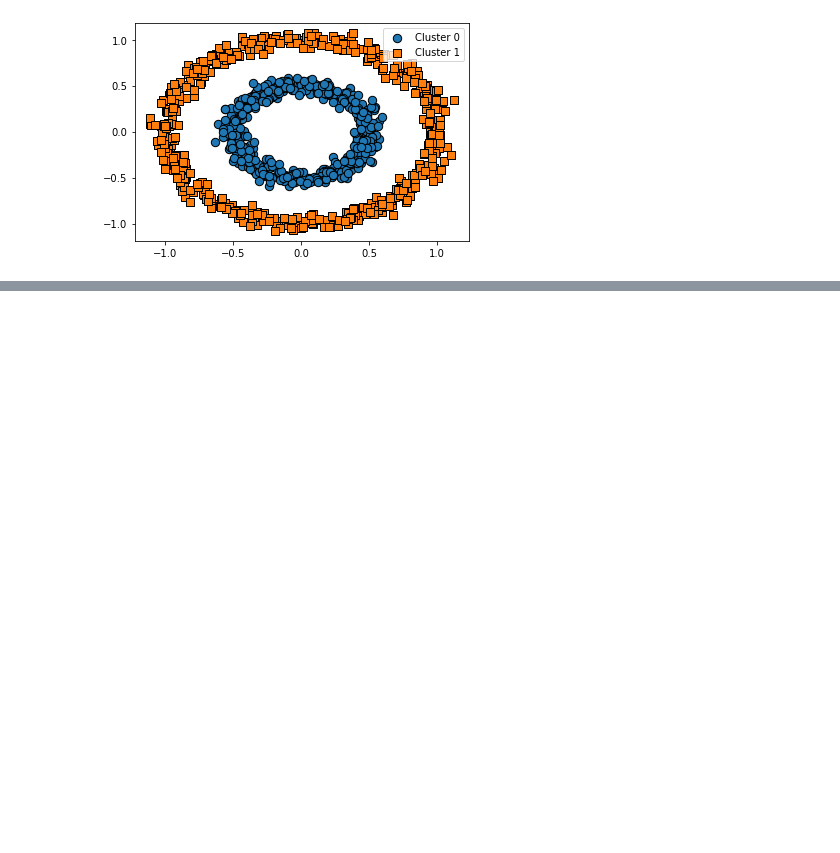
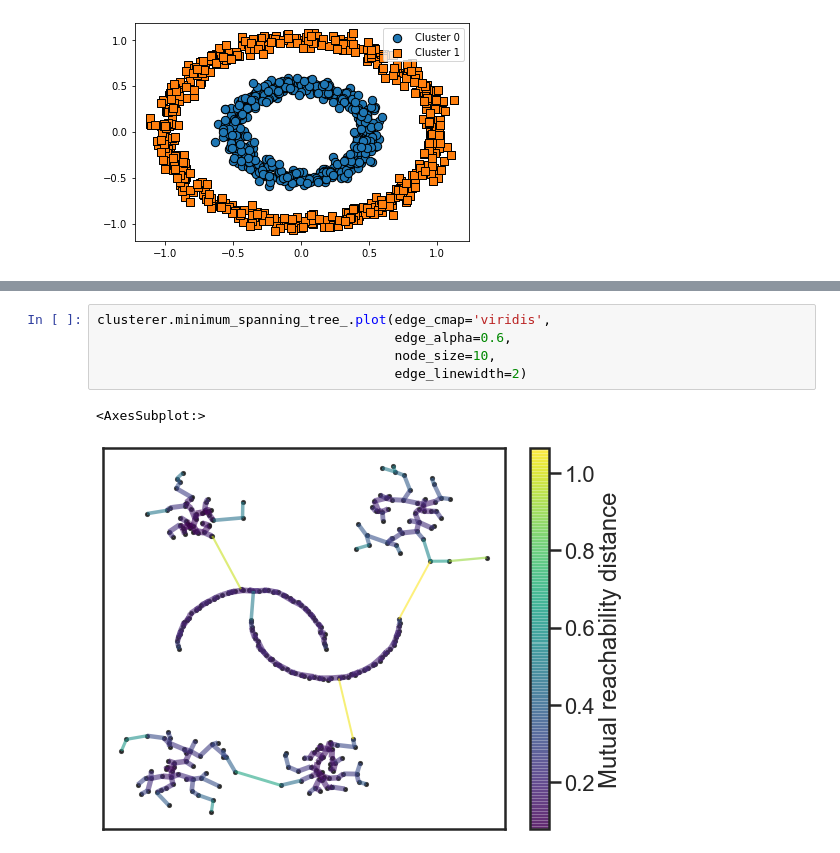
Before and after one commit to SeWonKwon/Machine-Learning, a Jupyter notebook: Machine_Learning/E01_Clustering.ipynb, the cells around one changed output, grey strips where cells are left out. Saved outputs shown, nothing was run; the diff lists cells and outputs as text; blank space fills up the shorter version.

```diff
--- a/Machine_Learning/E01_Clustering.ipynb
+++ b/Machine_Learning/E01_Clustering.ipynb
@@ -1417,0 +1502,8 @@ visualize_cluster_plot(dbscan, clusterDF, 'dbscan_cluster', iscenter=False)
+# %%
+clusterer.minimum_spanning_tree_.plot(edge_cmap='viridis',
+                                      edge_alpha=0.6,
+                                      node_size=10,
+                                      edge_linewidth=2)
+# %% [output]
+<AxesSubplot:>
+[figure, added]
```
Also changed, not shown: parts of 50 cells of this notebook.
